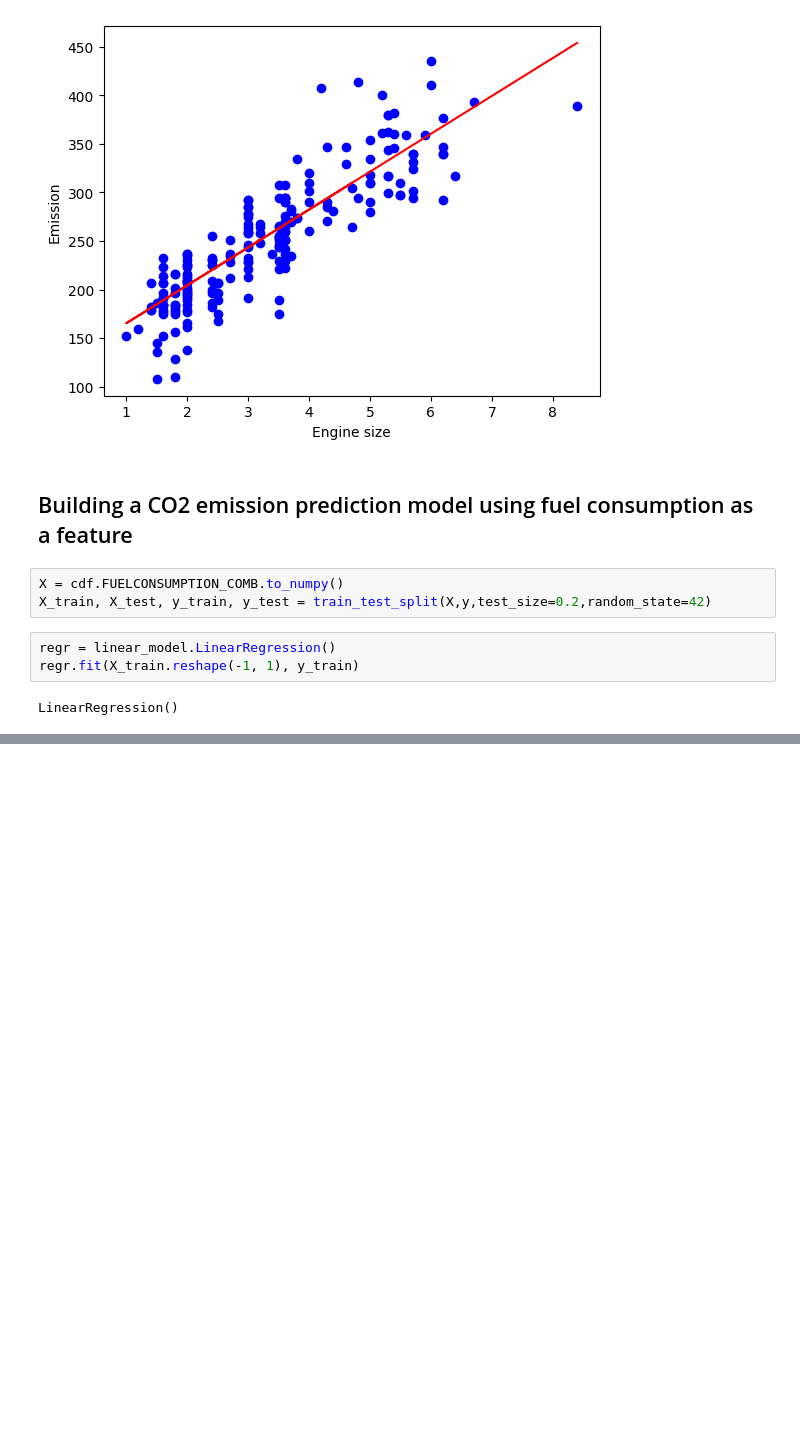
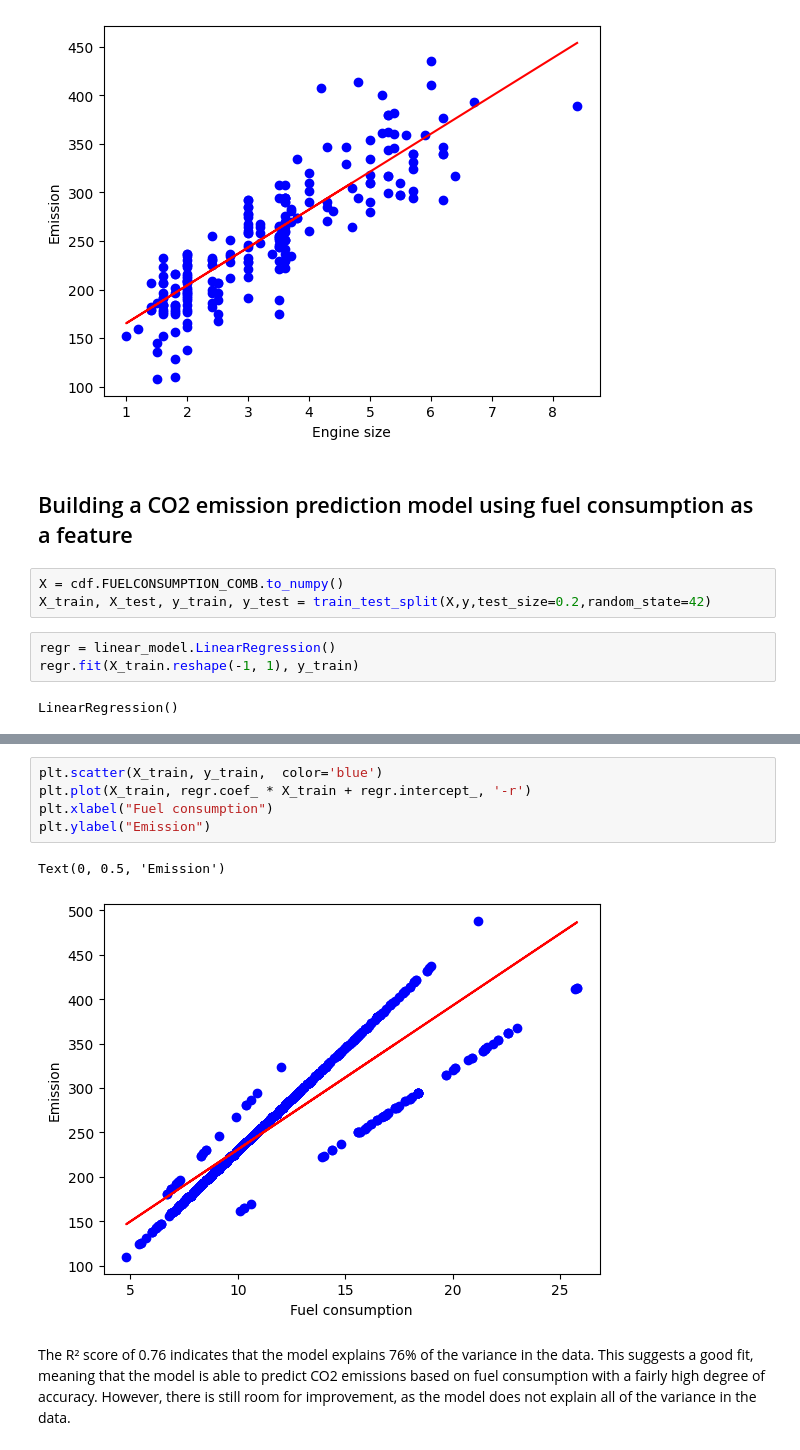
Before and after one commit to kvalge/machine-learning-with-python, a Jupyter notebook: simple_linear_regression.ipynb, the cells around one changed output, grey strips where cells are left out. Saved outputs shown, nothing was run; the diff lists cells and outputs as text; blank space fills up the shorter version.

```diff
--- a/simple_linear_regression.ipynb
+++ b/simple_linear_regression.ipynb
@@ -165,0 +172,10 @@ Mean squared error: 797.43
+# %%
+plt.scatter(X_train, y_train,  color='blue')
+plt.plot(X_train, regr.coef_ * X_train + regr.intercept_, '-r')
+plt.xlabel("Fuel consumption")
+plt.ylabel("Emission")
+# %% [output]
+Text(0, 0.5, 'Emission')
+[figure, added]
+# %% [markdown]
+The R² score of 0.76 indicates that the model explains 76% of the variance in the data. This suggests a good fit, meaning that the model is able to predict CO2 emissions based on fuel consumption with a fairly high degree of accuracy. However, there is still room for improvement, as the model does not explain all of the variance in the data.
```
Also changed, not shown: parts of 6 cells of this notebook.
